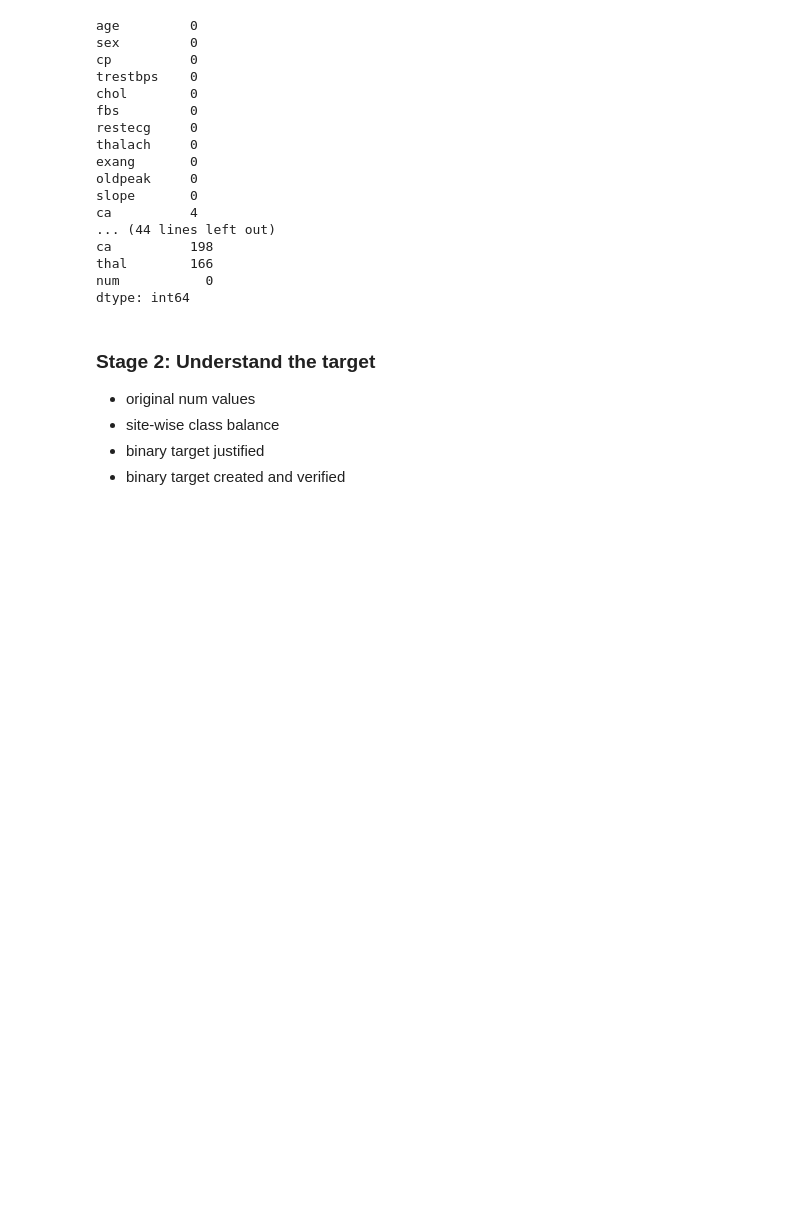
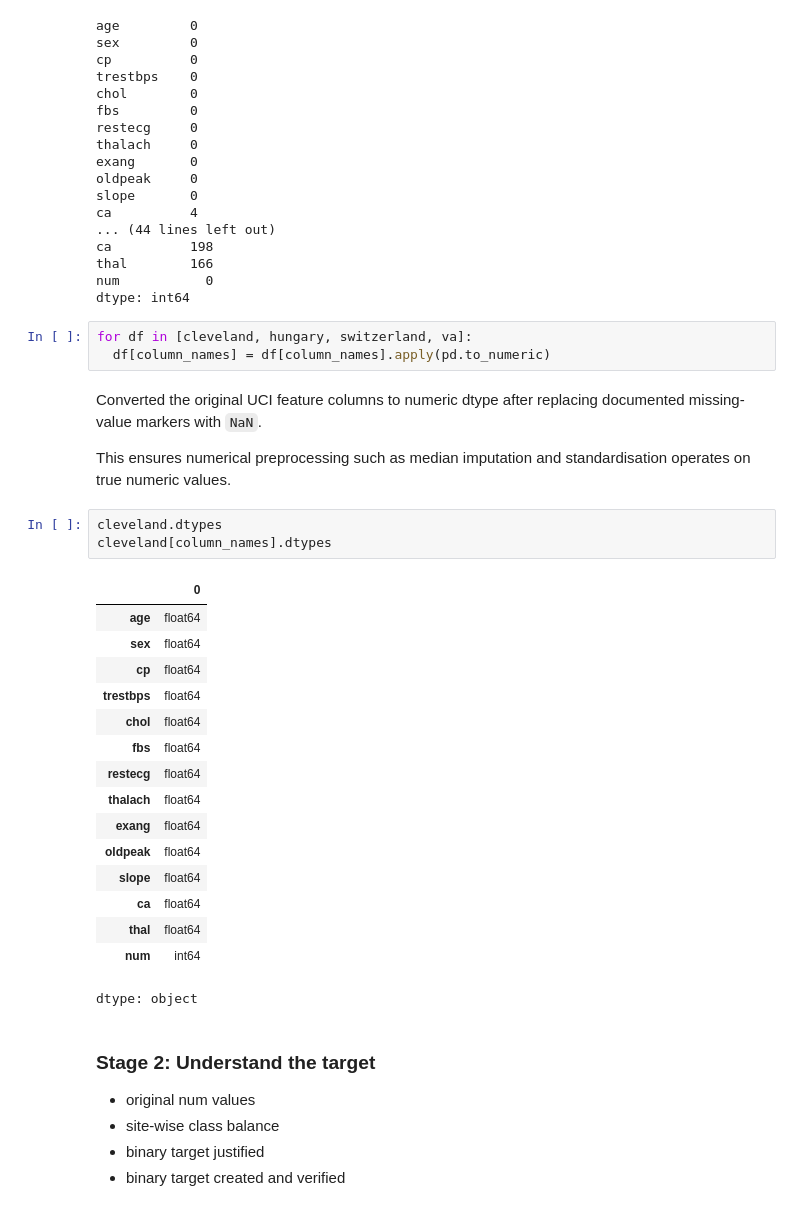
Before and after one commit to nikitask14/cross-site-heart-disease-generalisation, a Jupyter notebook: NN_Research_Capstone.ipynb, the cells around one changed output. Drawn from its saved outputs; the diff is of its cells as text; blank space fills up the shorter version.

```diff
--- a/NN_Research_Capstone.ipynb
+++ b/NN_Research_Capstone.ipynb
@@ -571,6 +571,33 @@ ca          198
 thal        166
 num           0
 dtype: int64
+# %%
+for df in [cleveland, hungary, switzerland, va]:
+  df[column_names] = df[column_names].apply(pd.to_numeric)
+# %% [markdown]
+Converted the original UCI feature columns to numeric dtype after replacing documented missing-value markers with `NaN`.
+
+This ensures numerical preprocessing such as median imputation and standardisation operates on true numeric values.
+# %%
+cleveland.dtypes
+cleveland[column_names].dtypes
+# %% [output]
+|  | 0 |
+| age | float64 |
+| sex | float64 |
+| cp | float64 |
+| trestbps | float64 |
+| chol | float64 |
+| fbs | float64 |
+| restecg | float64 |
+| thalach | float64 |
+| exang | float64 |
+| oldpeak | float64 |
+| slope | float64 |
+| ca | float64 |
+| thal | float64 |
+| num | int64 |
+dtype: object
 # %% [markdown]
 ### Stage 2: Understand the target
 
```
Also changed, not shown: parts of 18 cells of this notebook.
